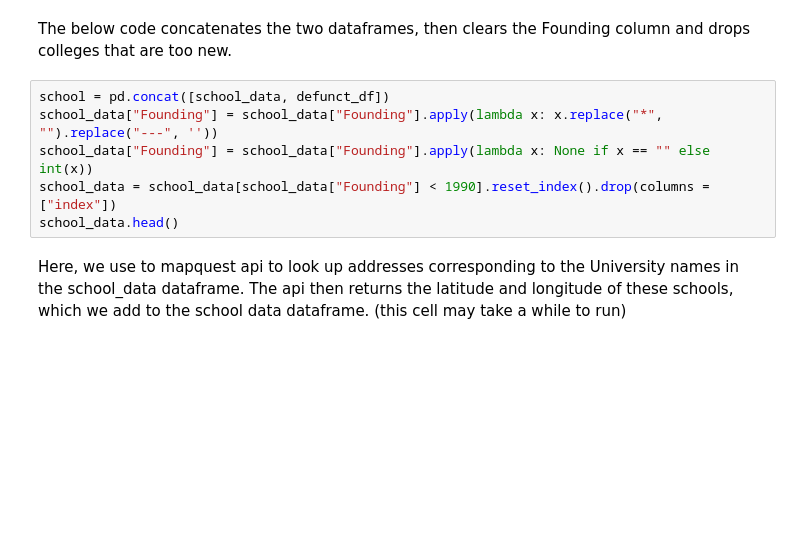
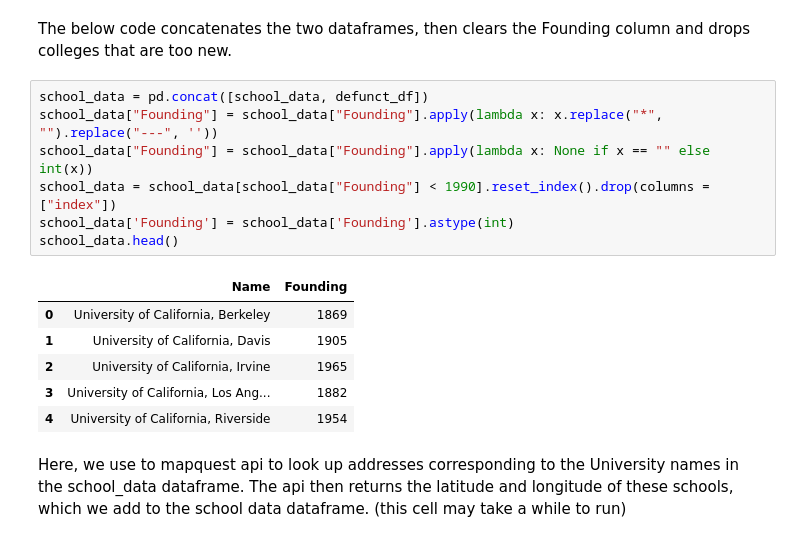
Before and after one commit to COGS108/Group091_WI26, a Jupyter notebook: 02-EDACheckpoint.ipynb, the cells around one changed output. Cells and saved outputs as stored; diff of their text form; blank space fills up the shorter version.

```diff
--- a/02-EDACheckpoint.ipynb
+++ b/02-EDACheckpoint.ipynb
@@ -240,11 +315,19 @@ defunct_df.head()
 # %% [markdown]
 The below code concatenates the two dataframes, then clears the Founding column and drops colleges that are too new.
 # %%
-school = pd.concat([school_data, defunct_df])
+school_data = pd.concat([school_data, defunct_df])
 school_data["Founding"] = school_data["Founding"].apply(lambda x: x.replace("*", "").replace("---", ''))
 school_data["Founding"] = school_data["Founding"].apply(lambda x: None if x == "" else int(x))
 school_data = school_data[school_data["Founding"] < 1990].reset_index().drop(columns = ["index"])
+school_data['Founding'] = school_data['Founding'].astype(int)
 school_data.head()
+# %% [output]
+|  | Name | Founding |
+| 0 | University of California, Berkeley | 1869 |
+| 1 | University of California, Davis | 1905 |
+| 2 | University of California, Irvine | 1965 |
+| 3 | University of California, Los Ang... | 1882 |
+| 4 | University of California, Riverside | 1954 |
 # %% [markdown]
 Here, we use to mapquest api to look up addresses corresponding to the University names in the school_data dataframe. The api then returns the latitude and longitude of these schools, which we add to the school data dataframe. (this cell may take a while to run)
 # %%
```
Also changed, not shown: parts of 19 cells of this notebook.
